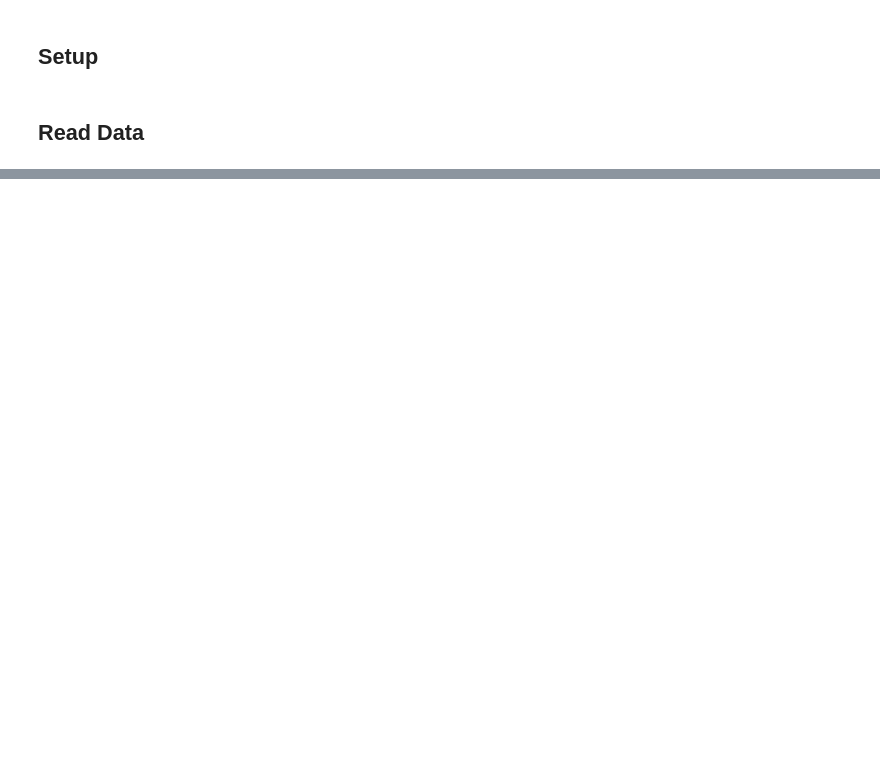
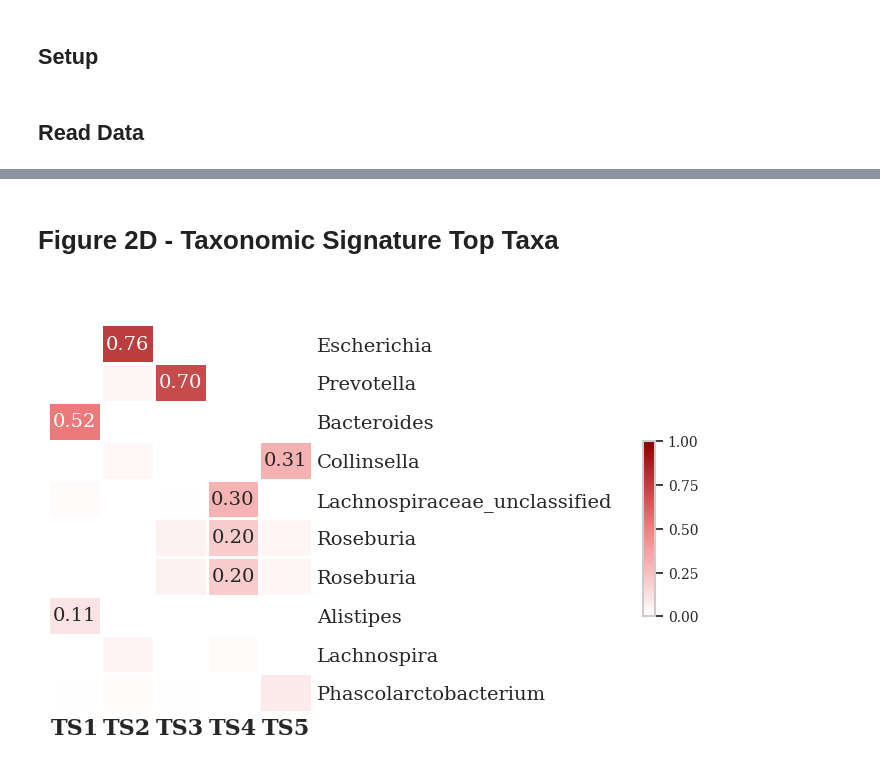
Before and after one commit to Tomasz-Lab/gut-former, a Jupyter notebook: notebooks/figure2_signatures.ipynb, the cells around one changed output, grey strips where cells are left out. Cells and saved outputs as stored; diff of their text form; code cells hidden in the pictures; blank space fills up the shorter version.

```diff
--- a/notebooks/figure2_signatures.ipynb
+++ b/notebooks/figure2_signatures.ipynb
@@ -40,0 +211,42 @@ metadata: (128, 141) | taxonomy: (128, 202) | pathways: (128, 398)
+# %% [markdown]
+# Figure 2D - Taxonomic Signature Top Taxa
+# %%
+# Top 2 taxa per taxonomic signature
+top_taxa = np.concatenate([
+    H_taxo.sort_values(by=i, ascending=False).head(2).index for i in range(N_TAXO_SIG)
+])
+
+H_taxo_disp = H_taxo.copy()
+H_taxo_disp.columns = [f"TS{i + 1}" for i in range(N_TAXO_SIG)]
+df = H_taxo_disp.loc[top_taxa]
+df.index = [idx.replace("g__", "") for idx in df.index]
+
+annot_matrix = df.round(2).astype(object)
+for i in range(df.shape[0]):
+    for j in range(df.shape[1]):
+        val = df.iloc[i, j]
+        annot_matrix.iloc[i, j] = f"{val:.2f}" if (pd.notna(val) and val > 0.1) else ""
+
+cmap = LinearSegmentedColormap.from_list("white_to_red", ["white", "lightcoral", "darkred"])
+
+g = sns.clustermap(
+    df, cmap=cmap, col_cluster=False, annot=annot_matrix.values, fmt="",
+    linewidths=2, linecolor="w", vmin=0, vmax=1,
+    figsize=(6, 5), dendrogram_ratio=0.08, cbar_pos=None, annot_kws={"fontsize": 14},
+)
+
+cbar_ax = g.fig.add_axes([1.07, 0.3, 0.02, 0.35])
+sm = plt.cm.ScalarMappable(cmap=cmap, norm=plt.Normalize(vmin=0, vmax=1))
+sm.set_array([])
+cbar = g.fig.colorbar(sm, cax=cbar_ax)
+cbar.ax.tick_params(labelsize=10)
+cbar.set_ticks([0, 0.25, 0.5, 0.75, 1])
+
+g.ax_heatmap.tick_params(axis="both", which="both", length=0)
+g.ax_heatmap.set_xticklabels(g.ax_heatmap.get_xticklabels(), fontsize=16, rotation=0, weight="bold")
+g.ax_heatmap.set_yticklabels(g.ax_heatmap.get_yticklabels(), fontsize=14, rotation=0)
+g.ax_row_dendrogram.set_visible(False)
+plt.savefig(f"{figures_path}/Fig2D.png", dpi=300, bbox_inches="tight")
+plt.show()
+# %% [output]
+[figure, added]
```
Also changed, not shown: parts of 16 cells of this notebook, 7 other files.
